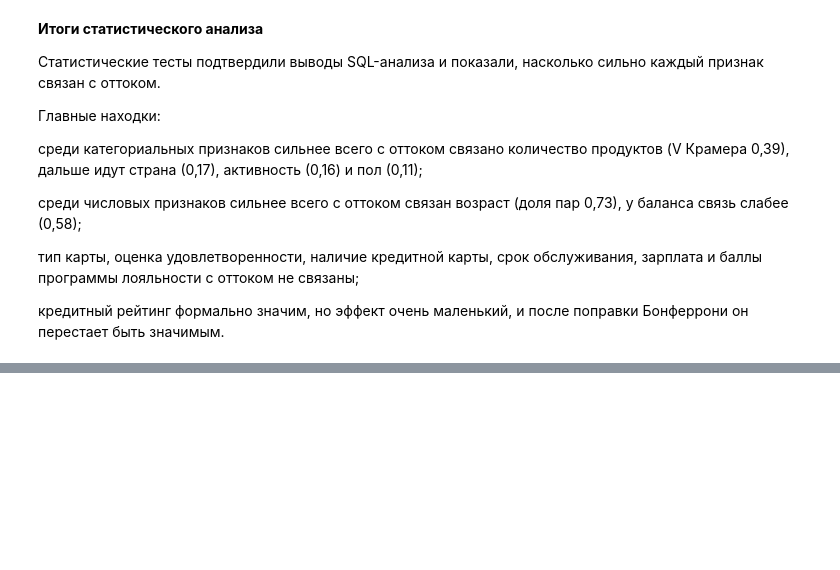
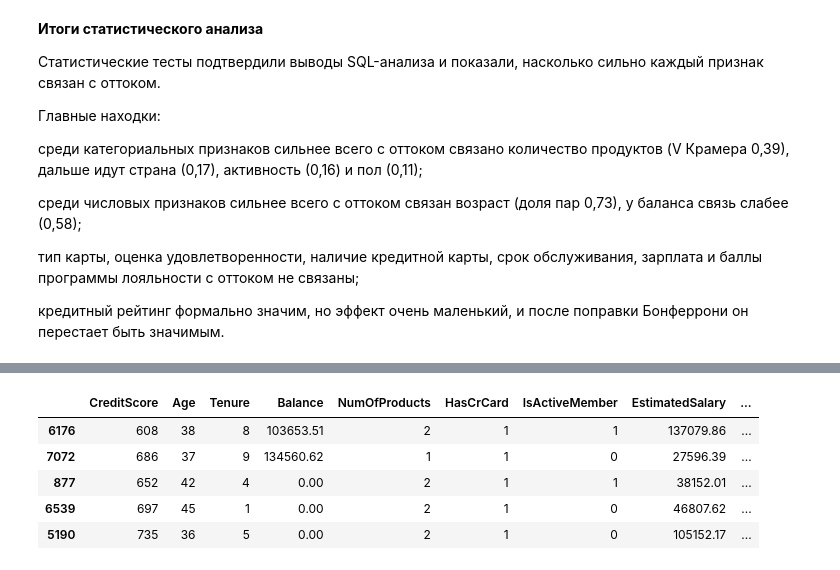
Before and after one commit to ilushav/bank-churn-analysis, a Jupyter notebook: notebooks/analysis.ipynb, the cells around one changed output, grey strips where cells are left out. Cells and saved outputs as stored; diff of their text form; code cells hidden in the pictures; blank space fills up the shorter version.

```diff
--- a/notebooks/analysis.ipynb
+++ b/notebooks/analysis.ipynb
@@ -809,0 +996,13 @@ all_results
+# %%
+test_df = X_test.copy()
+test_df["Exited"] = y_test
+test_df["logreg_proba"] = logreg_proba
+test_df["boosting_proba"] = boosting_proba
+test_df.head()
+# %% [output]
+|  | CreditScore | Age | Tenure | Balance | NumOfProducts | HasCrCard | IsActiveMember | EstimatedSalary | ... |
+| 6176 | 608 | 38 | 8 | 103653.51 | 2 | 1 | 1 | 137079.86 | ... |
+| 7072 | 686 | 37 | 9 | 134560.62 | 1 | 1 | 0 | 27596.39 | ... |
+| 877 | 652 | 42 | 4 | 0.00 | 2 | 1 | 1 | 38152.01 | ... |
+| 6539 | 697 | 45 | 1 | 0.00 | 2 | 1 | 0 | 46807.62 | ... |
+| 5190 | 735 | 36 | 5 | 0.00 | 2 | 1 | 0 | 105152.17 | ... |
```
Also changed, not shown: parts of 65 cells of this notebook, 3 other files.
